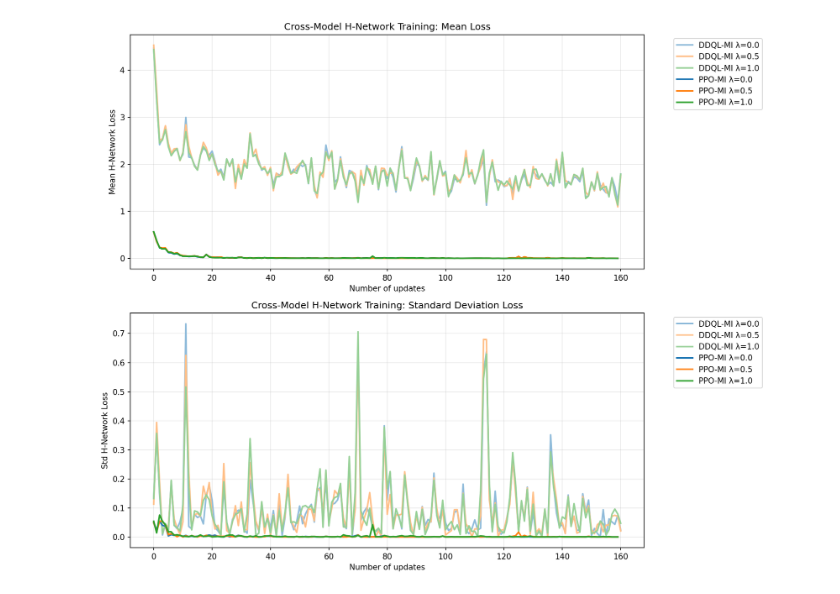
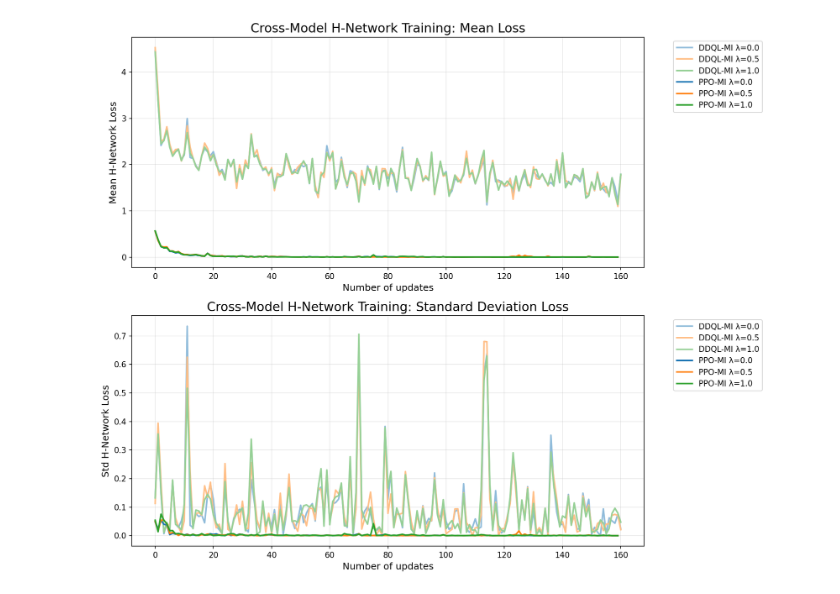
Before and after one commit to mmmmmm44/AdversarialSMControl, a Jupyter notebook: expt_results_cross_models_hnetwork.ipynb, the cells around one changed output. Saved outputs shown, nothing was run; the diff lists cells and outputs as text; code cells hidden in the pictures.

```diff
--- a/expt_results_cross_models_hnetwork.ipynb
+++ b/expt_results_cross_models_hnetwork.ipynb
@@ -152,6 +156,8 @@ def plot_cross_model_h_network_losses(all_h_network_losses, show=True, save_path
     if not model_loss_dict:
         print_log("No valid h-network loss data found for plotting.")
         return None
+
+    # has_std_data = False        # add this line to disable std plot
 
     # Assign colors for each lambda value using tab10 palette
     unique_lambdas = sorted(set([k[1] for k in model_loss_dict.keys()]))
@@ -190,18 +196,18 @@ def plot_cross_model_h_network_losses(all_h_network_losses, show=True, save_path
             ax2.plot(episode_indices, std_loss, color=color, linewidth=2, label=label)
 
     # Configure mean loss subplot
-    ax1.set_xlabel('Number of updates')
-    ax1.set_ylabel('Mean H-Network Loss')
-    ax1.set_title('Cross-Model H-Network Training: Mean Loss')
-    ax1.legend(bbox_to_anchor=(1.05, 1), loc='upper left')
+    ax1.set_xlabel('Number of updates', fontsize=12)
+    ax1.set_ylabel('Mean H-Network Loss', fontsize=12)
+    ax1.set_title('Cross-Model H-Network Training: Mean Loss', fontsize=16)
+    ax1.legend(bbox_to_anchor=(1.05, 1), loc='upper left', fontsize=10)
     ax1.grid(True, alpha=0.3)
 
     # Configure std loss subplot if it exists
     if ax2 is not None:
-        ax2.set_xlabel('Number of updates')
-        ax2.set_ylabel('Std H-Network Loss')
-        ax2.set_title('Cross-Model H-Network Training: Standard Deviation Loss')
-        ax2.legend(bbox_to_anchor=(1.05, 1), loc='upper left')
+        ax2.set_xlabel('Number of updates', fontsize=12)
+        ax2.set_ylabel('Std H-Network Loss', fontsize=12)
+        ax2.set_title('Cross-Model H-Network Training: Standard Deviation Loss', fontsize=16)
+        ax2.legend(bbox_to_anchor=(1.05, 1), loc='upper left', fontsize=10)
         ax2.grid(True, alpha=0.3)
 
     plt.tight_layout()
@@ -234,6 +240,7 @@ fig_h_loss = plot_cross_model_h_network_losses(
     all_h_network_losses,
     show=True,
     # save_path=None
-    save_path=output_folder / "cross_model_h_network_losses.svg"
+    save_path=output_folder / f"cross_model_h_network_losses.svg"
+    # save_path=output_folder / f"cross_model_h_network_losses_{datetime(2025, 9, 22).strftime('%Y%m%d')}.pdf"
 )
 # %% [output]
@@ -241 +248 @@ fig_h_loss = plot_cross_model_h_network_losses(
-[figure, old version]
+[figure, new version]
```
Also changed, not shown: parts of 5 cells of this notebook, 24 other files.
